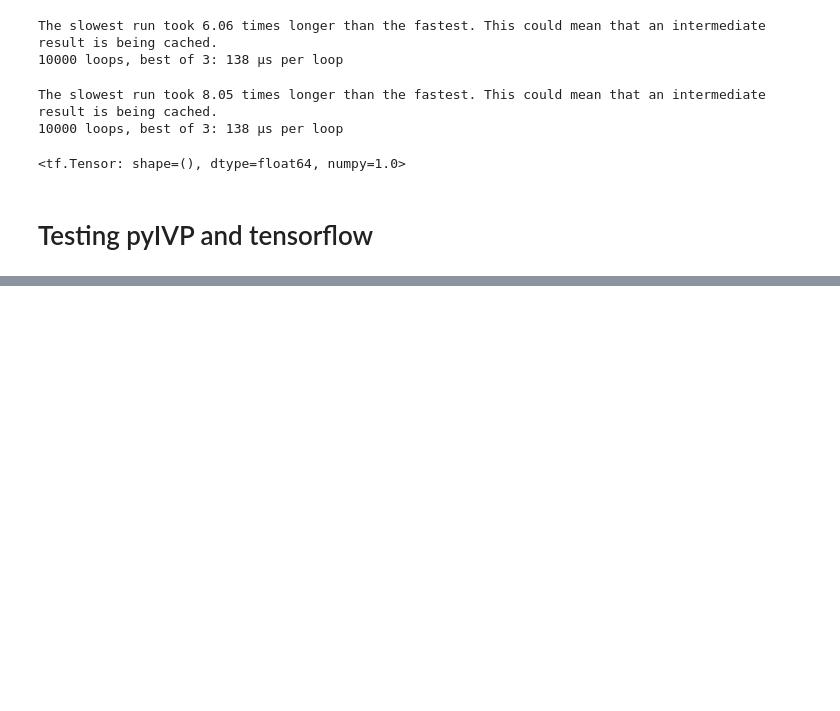
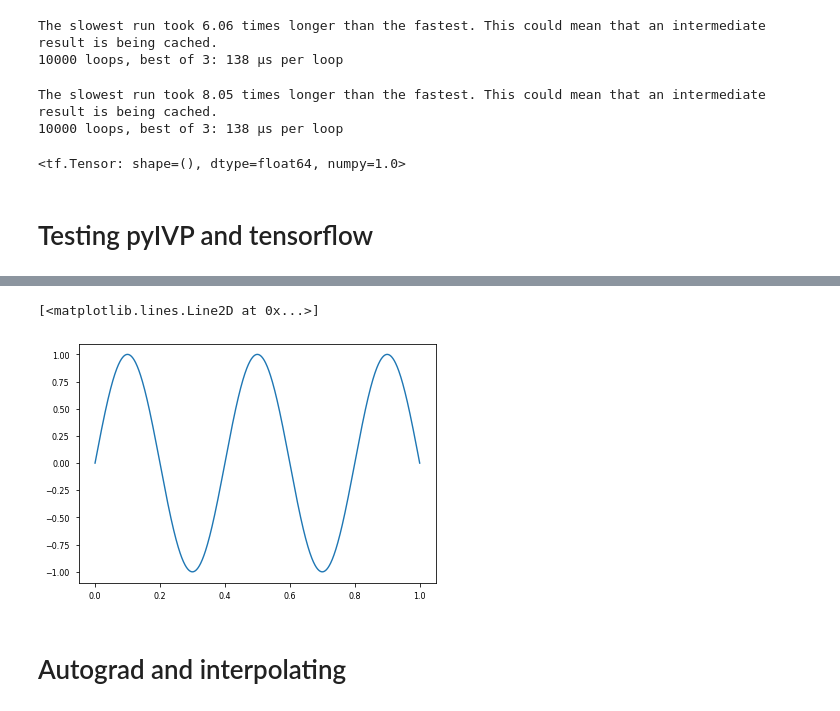
Before and after one commit to morgatron/spylind, a Jupyter notebook: spylind/working/autograd_test.ipynb, the cells around one changed output, grey strips where cells are left out. Saved outputs shown, nothing was run; the diff lists cells and outputs as text; code cells hidden in the pictures; blank space fills up the shorter version.

Commit message:
testing autograd

```diff
--- a/spylind/working/autograd_test.ipynb
+++ b/spylind/working/autograd_test.ipynb
@@ -462,0 +613,7 @@ NameError: name 'odeint' is not defined
+# %%
+plot(xRef, yRef)
+# %% [output]
+[<matplotlib.lines.Line2D at 0x...>]
+[figure, added]
+# %% [markdown]
+# Autograd and interpolating
```
Also changed, not shown: parts of 24 cells of this notebook, 1 other file.
